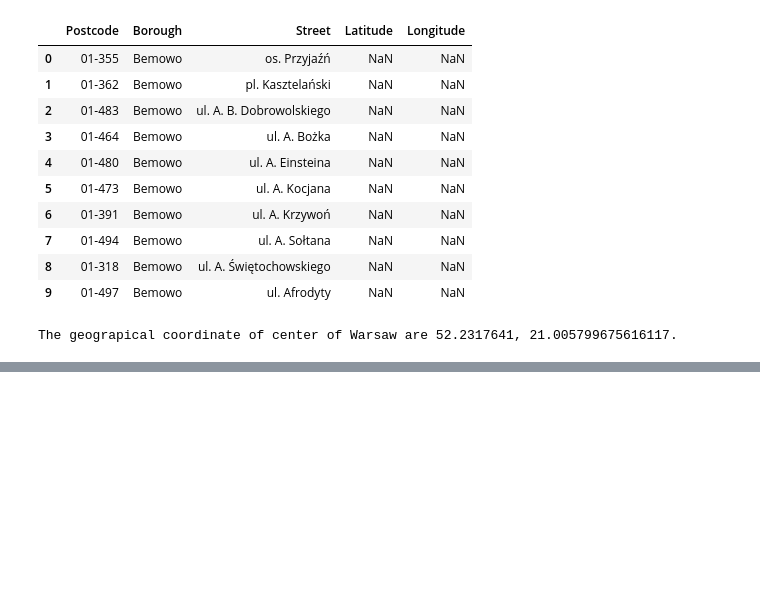
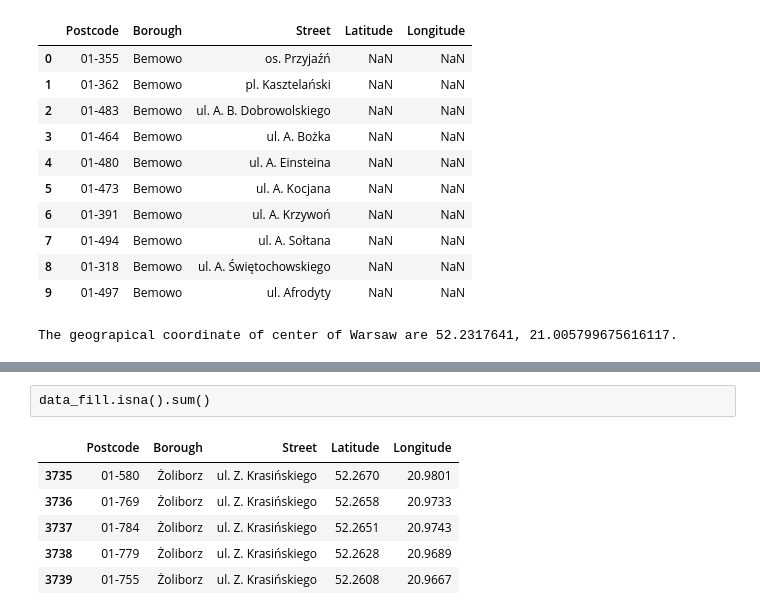
Before and after one commit to MGajewskiK/coursera_capstone, a Jupyter notebook: Warsaw Neighborhoods.ipynb, the cells around one changed output, grey strips where cells are left out. Drawn from its saved outputs; the diff is of its cells as text; code cells hidden in the pictures; blank space fills up the shorter version.

```diff
--- a/Warsaw Neighborhoods.ipynb
+++ b/Warsaw Neighborhoods.ipynb
@@ -195,0 +234,2 @@ KeyboardInterrupt:
+# %% [raw]
+data_fill.isna().sum()
@@ -195,0 +238,9 @@ KeyboardInterrupt:
+# %%
+data_fill.tail()
+# %% [output]
+|  | Postcode | Borough | Street | Latitude | Longitude |
+| 3735 | 01-580 | Żoliborz | ul. Z. Krasińskiego | 52.2670 | 20.9801 |
+| 3736 | 01-769 | Żoliborz | ul. Z. Krasińskiego | 52.2658 | 20.9733 |
+| 3737 | 01-784 | Żoliborz | ul. Z. Krasińskiego | 52.2651 | 20.9743 |
+| 3738 | 01-779 | Żoliborz | ul. Z. Krasińskiego | 52.2628 | 20.9689 |
+| 3739 | 01-755 | Żoliborz | ul. Z. Krasińskiego | 52.2608 | 20.9667 |
```
Also changed, not shown: parts of 36 cells of this notebook, 9 other files.
